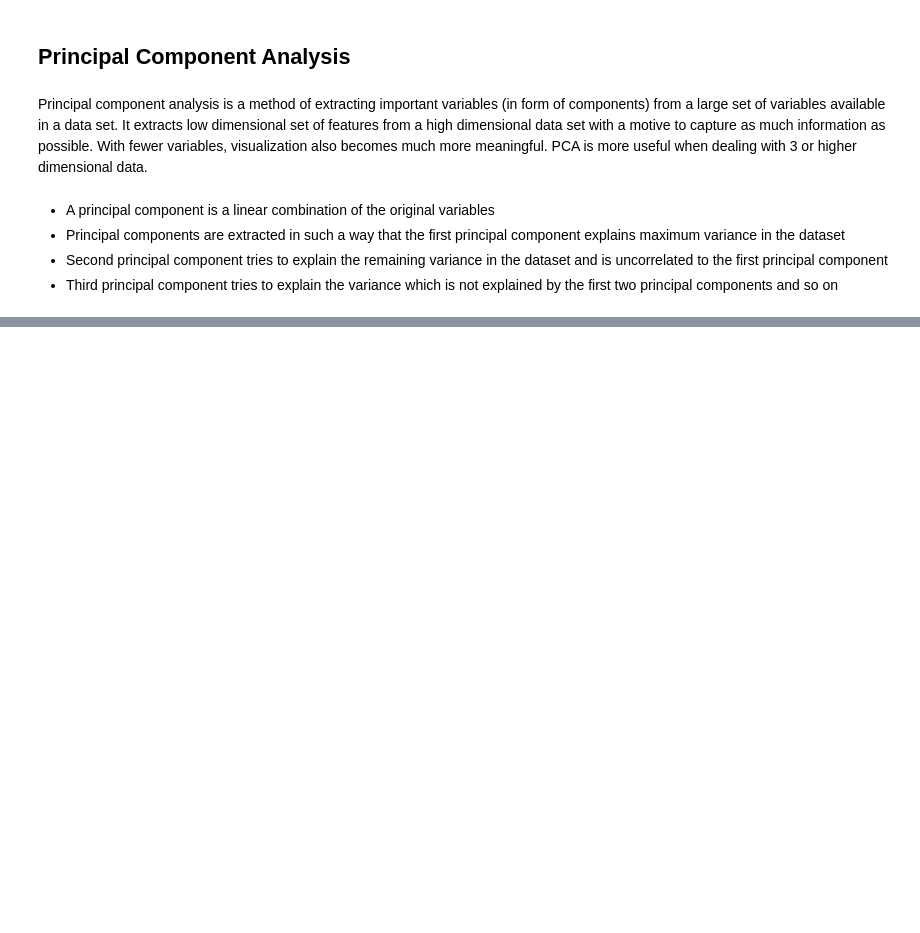
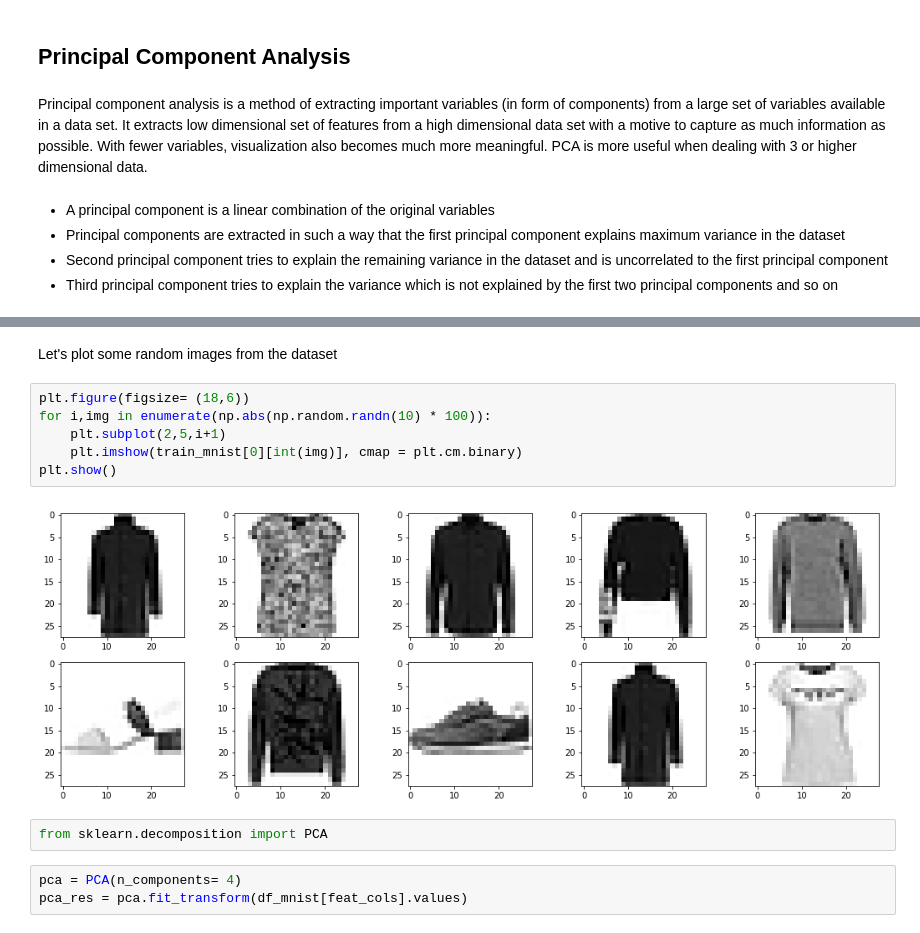
Before and after one commit to hashbanger/Basics_of_Data_Analysis, a Jupyter notebook: Useful Techniques/Dimensionality_Reduction/Dimensionality_Reduction_and_Feature_Selection.ipynb, the cells around one changed output, grey strips where cells are left out. Drawn from its saved outputs; the diff is of its cells as text; blank space fills up the shorter version.

```diff
--- a/Useful Techniques/Dimensionality_Reduction/Dimensionality_Reduction_and_Feature_Selection.ipynb
+++ b/Useful Techniques/Dimensionality_Reduction/Dimensionality_Reduction_and_Feature_Selection.ipynb
@@ -388,0 +394,15 @@ Principal component analysis is a method of extracting important variables (in f
+# %% [markdown]
+Let's plot some random images from the dataset
+# %%
+plt.figure(figsize= (18,6))
+for i,img in enumerate(np.abs(np.random.randn(10) * 100)):
+    plt.subplot(2,5,i+1)
+    plt.imshow(train_mnist[0][int(img)], cmap = plt.cm.binary)
+plt.show()
+# %% [output]
+[figure, added]
+# %%
+from sklearn.decomposition import PCA
+# %%
+pca = PCA(n_components= 4)
+pca_res = pca.fit_transform(df_mnist[feat_cols].values)
```
Also changed, not shown: parts of 57 cells of this notebook.
